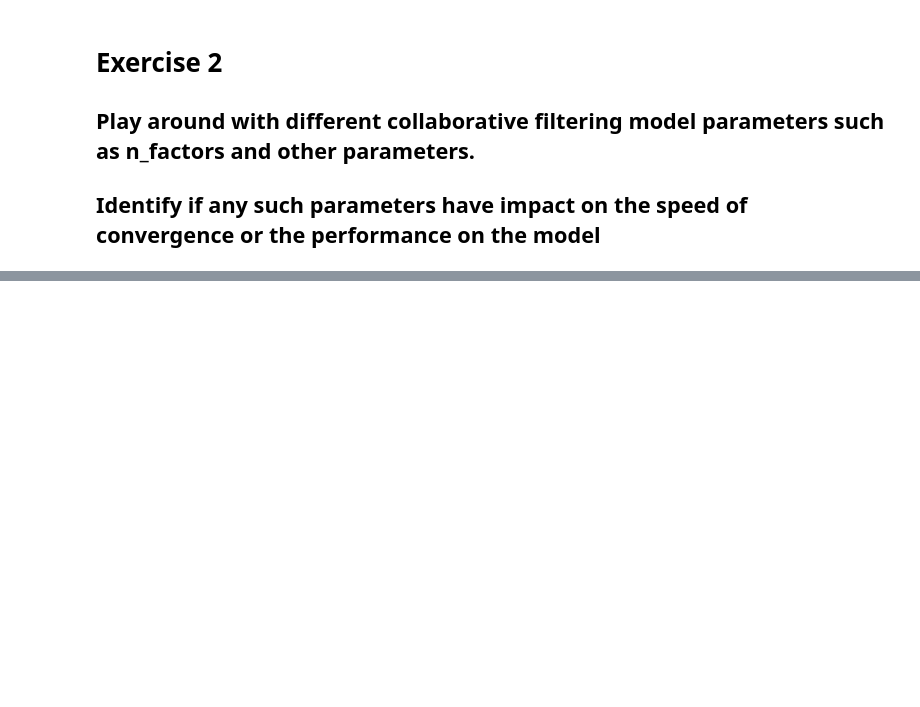
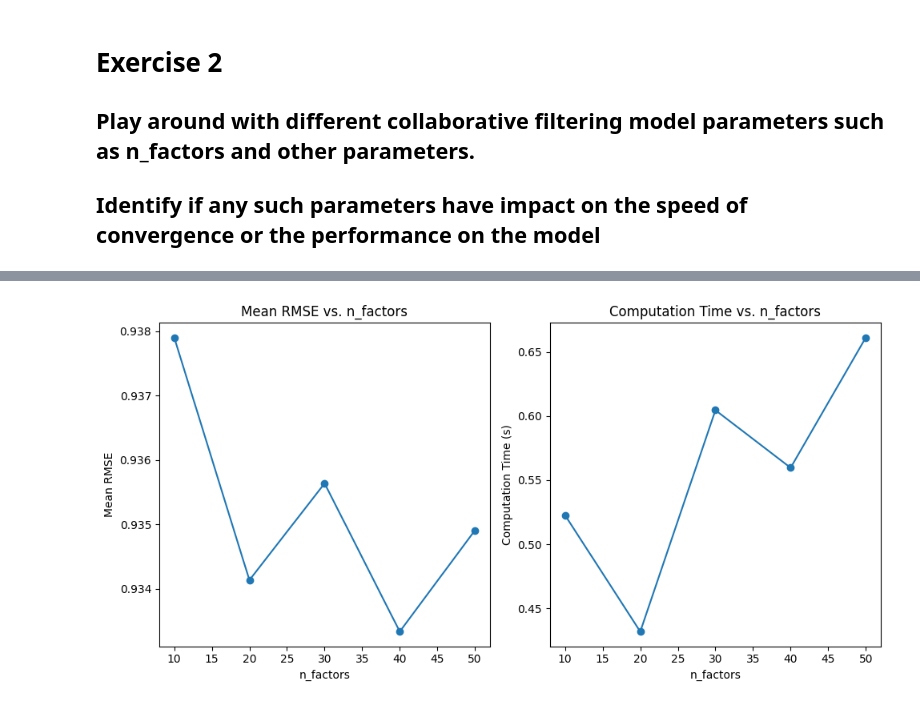
Before and after one commit to nikhithatemburu/FMML-Module-5-Project, a Jupyter notebook: Module_7_Project.ipynb, the cells around one changed output, grey strips where cells are left out. Saved outputs shown, nothing was run; the diff lists cells and outputs as text; code cells hidden in the pictures; blank space fills up the shorter version.

```diff
--- a/Module_7_Project.ipynb
+++ b/Module_7_Project.ipynb
@@ -849,0 +861,48 @@ n_factors=100, reg_all=0.1: Mean RMSE = 0.9422
+# %%
+from surprise import Dataset, Reader, SVD
+from surprise.model_selection import cross_validate
+import matplotlib.pyplot as plt
+
+# Load the dataset
+reader = Reader(line_format='user item rating timestamp', sep='\t')
+data = Dataset.load_builtin('ml-100k')  # Load built-in dataset
+
+# Define a range of n_factors values to try
+n_factors_values = [10, 20, 30, 40, 50]
+
+# Lists to store mean RMSE and computation time for each n_factors value
+mean_rmse_values = []
+computation_time_values = []
+
+# Iterate over n_factors values
+for n_factors in n_factors_values:
+    # Initialize SVD model with current n_factors value
+    model = SVD(n_factors=n_factors)
+
+    # Perform cross-validation
+    cv_results = cross_validate(model, data, measures=['RMSE'], cv=5, verbose=False)
+
+    # Compute mean RMSE and computation time
+    mean_rmse = sum(cv_results['test_rmse']) / len(cv_results['test_rmse'])
+    mean_rmse_values.append(mean_rmse)
+    computation_time = sum(cv_results['fit_time']) / len(cv_results['fit_time'])
+    computation_time_values.append(computation_time)
+
+# Plotting
+plt.figure(figsize=(10, 5))
+plt.subplot(1, 2, 1)
+plt.plot(n_factors_values, mean_rmse_values, marker='o')
+plt.title('Mean RMSE vs. n_factors')
+plt.xlabel('n_factors')
+plt.ylabel('Mean RMSE')
+
+plt.subplot(1, 2, 2)
+plt.plot(n_factors_values, computation_time_values, marker='o')
+plt.title('Computation Time vs. n_factors')
+plt.xlabel('n_factors')
+plt.ylabel('Computation Time (s)')
+
+plt.tight_layout()
+plt.show()
+# %% [output]
+[figure, added]
```
Also changed, not shown: parts of 27 cells of this notebook.
